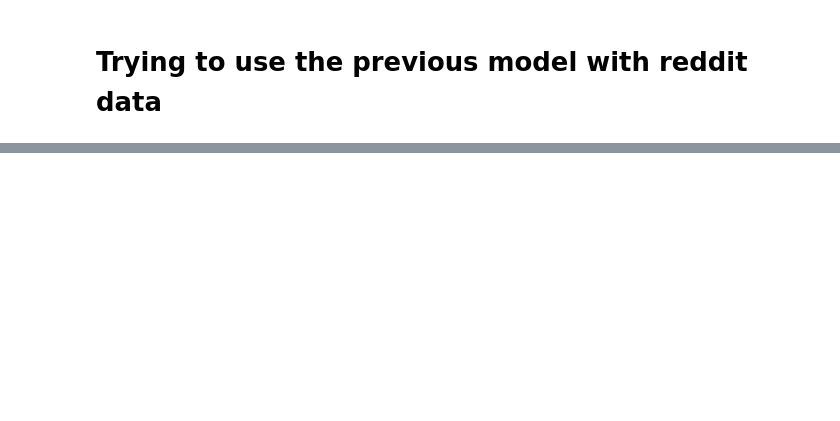
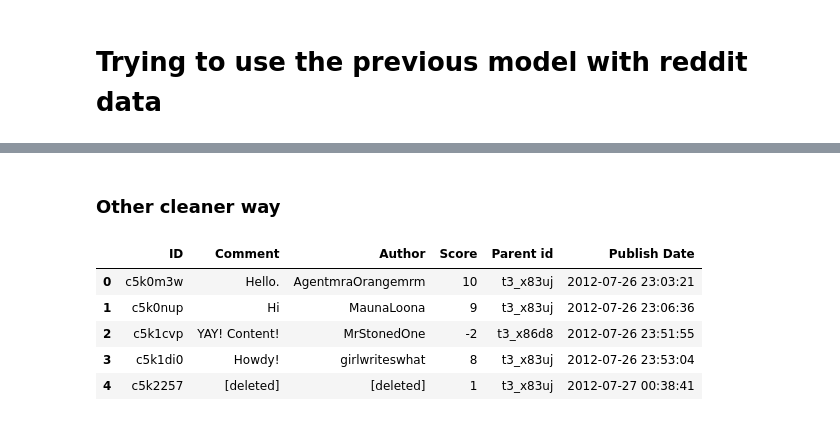
Before and after one commit to EmanuelHappy/Data-Science, a Jupyter notebook: _PushshiftReddit/Word2vec.ipynb, the cells around one changed output, grey strips where cells are left out. Saved outputs shown, nothing was run; the diff lists cells and outputs as text; code cells hidden in the pictures; blank space fills up the shorter version.

```diff
--- a/_PushshiftReddit/Word2vec.ipynb
+++ b/_PushshiftReddit/Word2vec.ipynb
@@ -353,0 +378,2 @@ sim_words
+# %% [markdown]
+### Other cleaner way
@@ -353,0 +390,11 @@ sim_words
+# %%
+df = pd.read_csv("./data/reddit/cm/FeMRA_comments.csv")
+# %%
+df.head()
+# %% [output]
+|  | ID | Comment | Author | Score | Parent id | Publish Date |
+| 0 | c5k0m3w | Hello. | AgentmraOrangemrm | 10 | t3_x83uj | 2012-07-26 23:03:21 |
+| 1 | c5k0nup | Hi | MaunaLoona | 9 | t3_x83uj | 2012-07-26 23:06:36 |
+| 2 | c5k1cvp | YAY! Content! | MrStonedOne | -2 | t3_x86d8 | 2012-07-26 23:51:55 |
+| 3 | c5k1di0 | Howdy! | girlwriteswhat | 8 | t3_x83uj | 2012-07-26 23:53:04 |
+| 4 | c5k2257 | [deleted] | [deleted] | 1 | t3_x83uj | 2012-07-27 00:38:41 |
```
Also changed, not shown: parts of 68 cells of this notebook, 2 other files.
